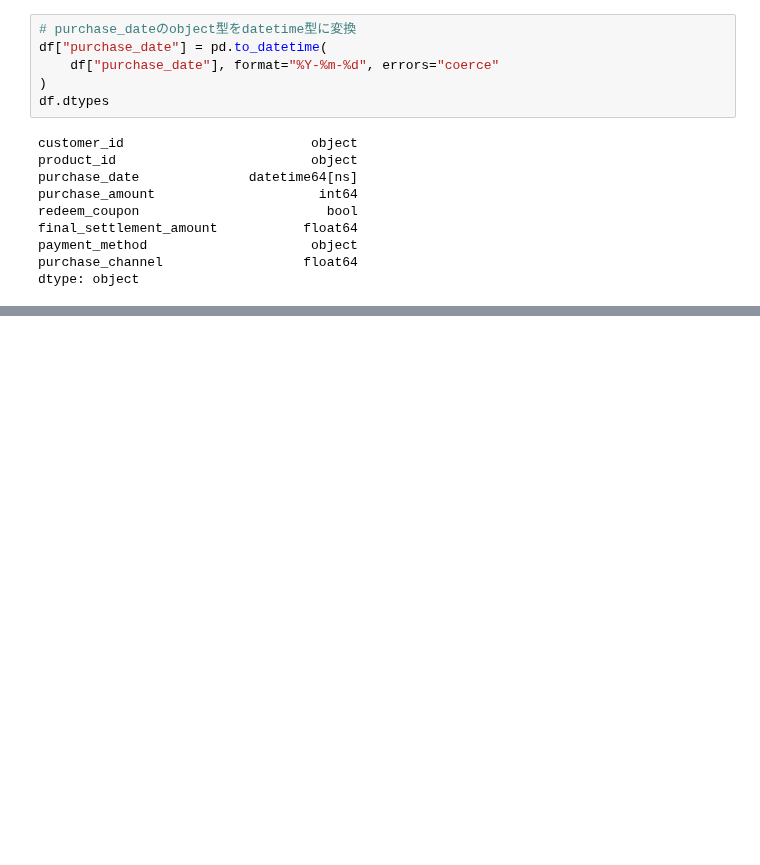
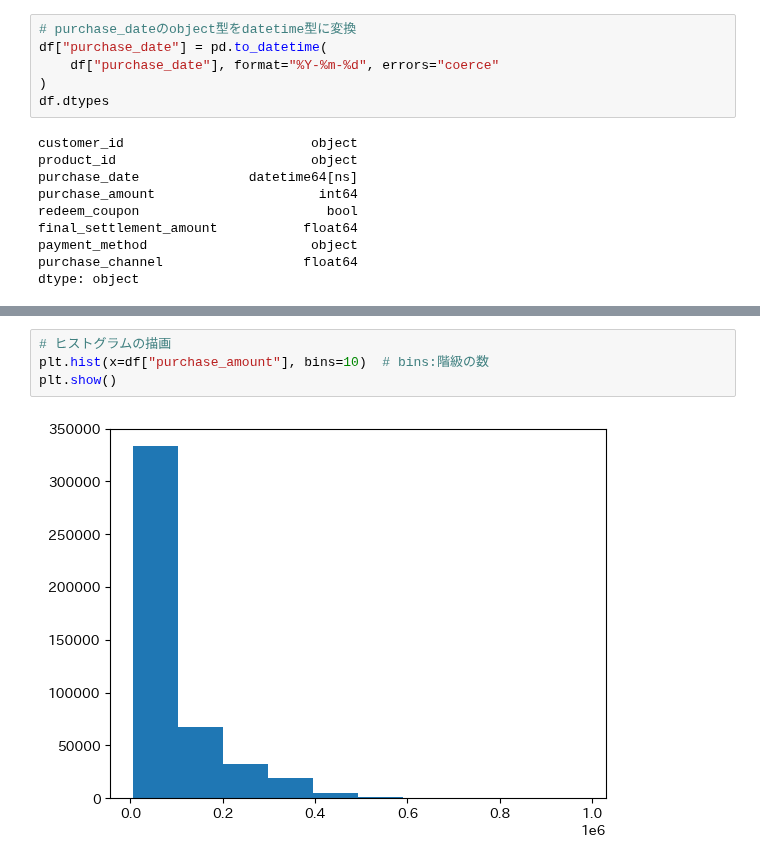
Before and after one commit to maton369/Data_Preprocessing_For_Data_Analyze, a Jupyter notebook: code/04_data_profiling.ipynb, the cells around one changed output, grey strips where cells are left out. Drawn from its saved outputs; the diff is of its cells as text; blank space fills up the shorter version.

```diff
--- a/code/04_data_profiling.ipynb
+++ b/code/04_data_profiling.ipynb
@@ -138,0 +163,6 @@ dtype: object
+# %%
+# ヒストグラムの描画
+plt.hist(x=df["purchase_amount"], bins=10)  # bins:階級の数
+plt.show()
+# %% [output]
+[figure, added]
```
Also changed, not shown: parts of 6 cells of this notebook.
